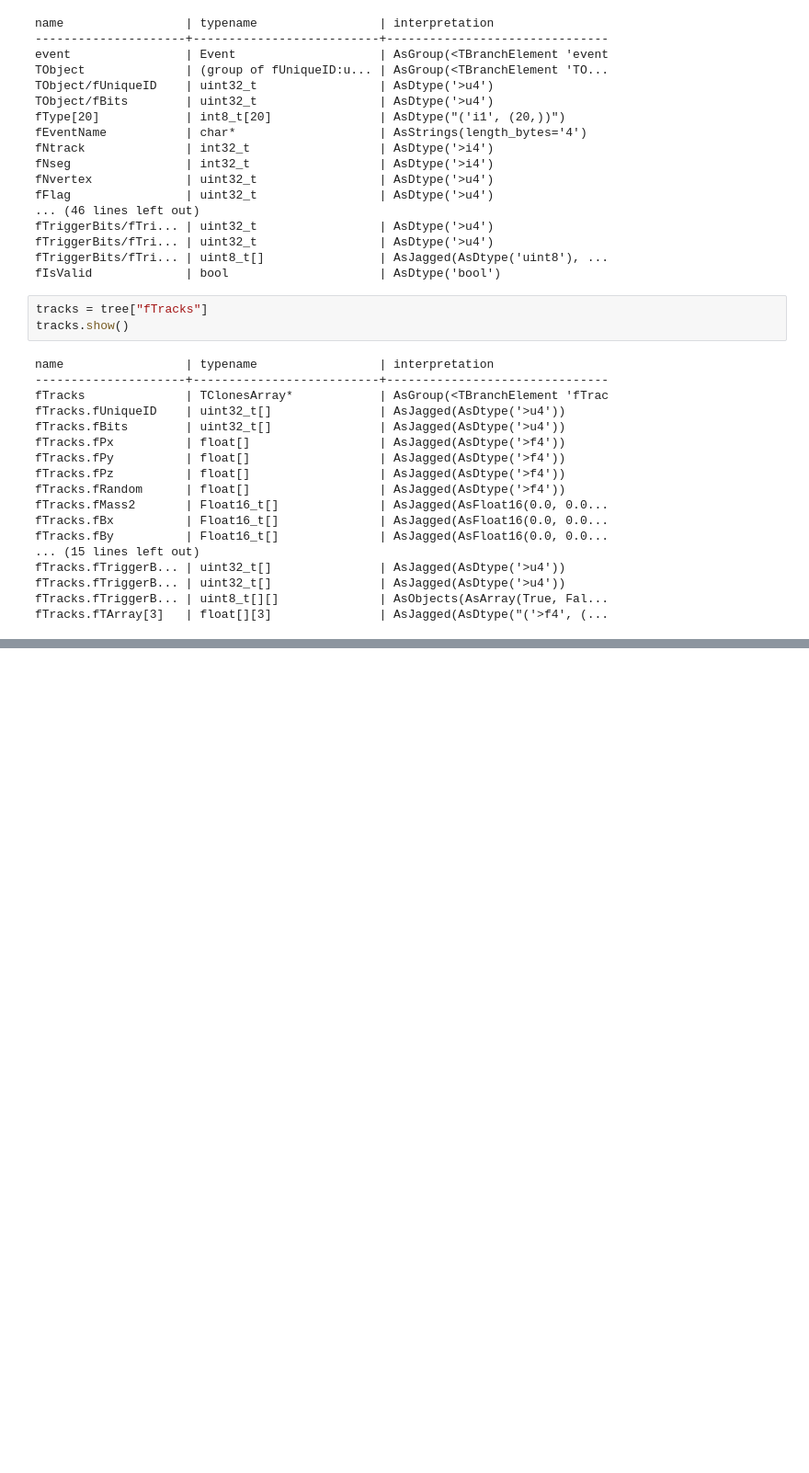
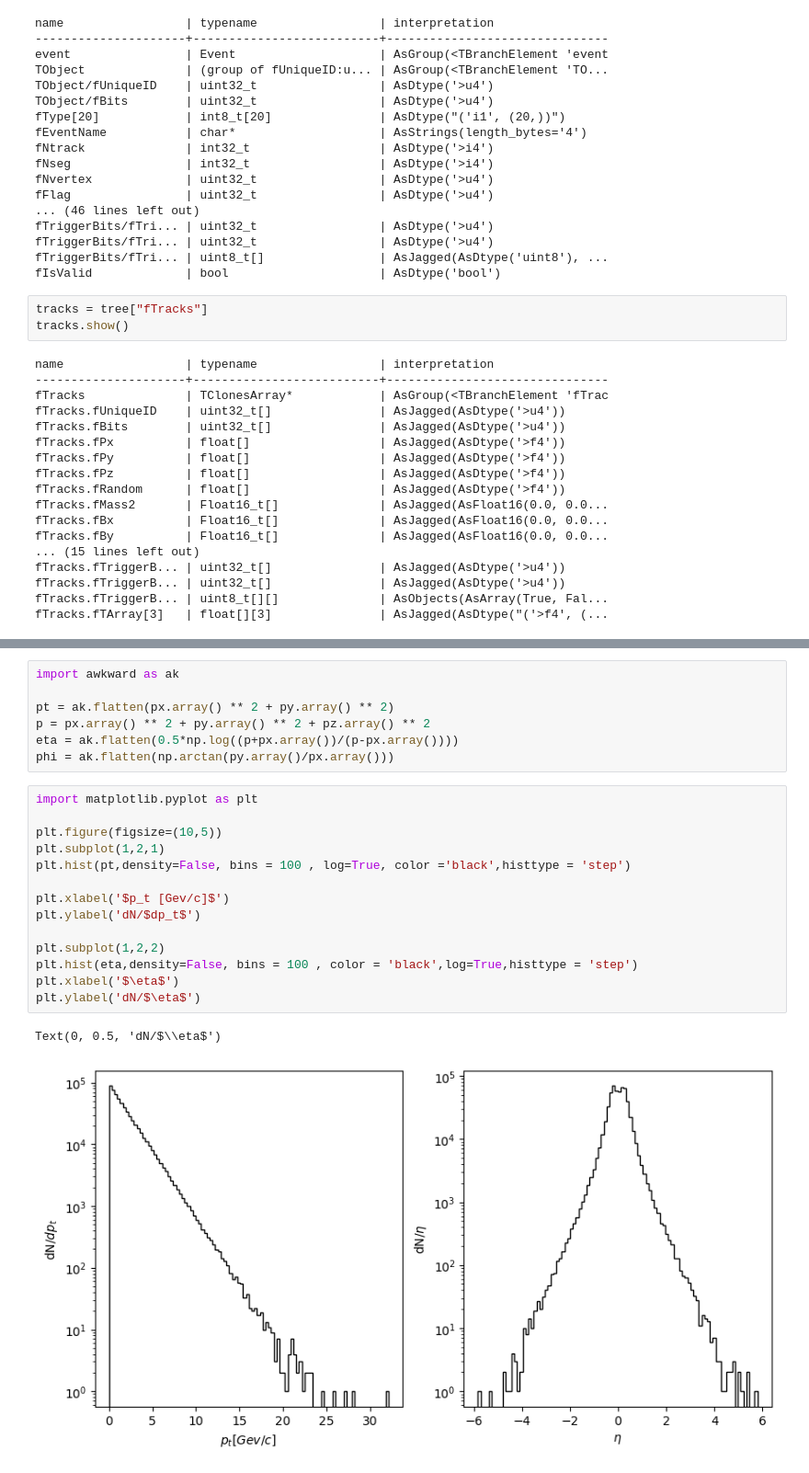
Before and after one commit to isadoji/pyHEP, a Jupyter notebook: 2.Scikit-HEP/uproot.ipynb, the cells around one changed output, grey strips where cells are left out. Shown at 92% size. Cells and saved outputs as stored; diff of their text form; blank space fills up the shorter version.

```diff
--- a/2.Scikit-HEP/uproot.ipynb
+++ b/2.Scikit-HEP/uproot.ipynb
@@ -229,0 +143,24 @@ TypeError: only integers, slices (`:`), ellipsis (`...`), np.newaxis (`None`), i
+# %%
+import awkward as ak
+
+pt = ak.flatten(px.array() ** 2 + py.array() ** 2)
+p = px.array() ** 2 + py.array() ** 2 + pz.array() ** 2
+eta = ak.flatten(0.5*np.log((p+px.array())/(p-px.array())))
+phi = ak.flatten(np.arctan(py.array()/px.array()))
+# %%
+import matplotlib.pyplot as plt
+
+plt.figure(figsize=(10,5))
+plt.subplot(1,2,1)
+plt.hist(pt,density=False, bins = 100 , log=True, color ='black',histtype = 'step')
+
+plt.xlabel('$p_t [Gev/c]$')
+plt.ylabel('dN/$dp_t$')
+
+plt.subplot(1,2,2)
+plt.hist(eta,density=False, bins = 100 , color = 'black',log=True,histtype = 'step')
+plt.xlabel('$\eta$')
+plt.ylabel('dN/$\eta$')
+# %% [output]
+Text(0, 0.5, 'dN/$\\eta$')
+[figure, added]
```
Also changed, not shown: parts of 10 cells of this notebook.
